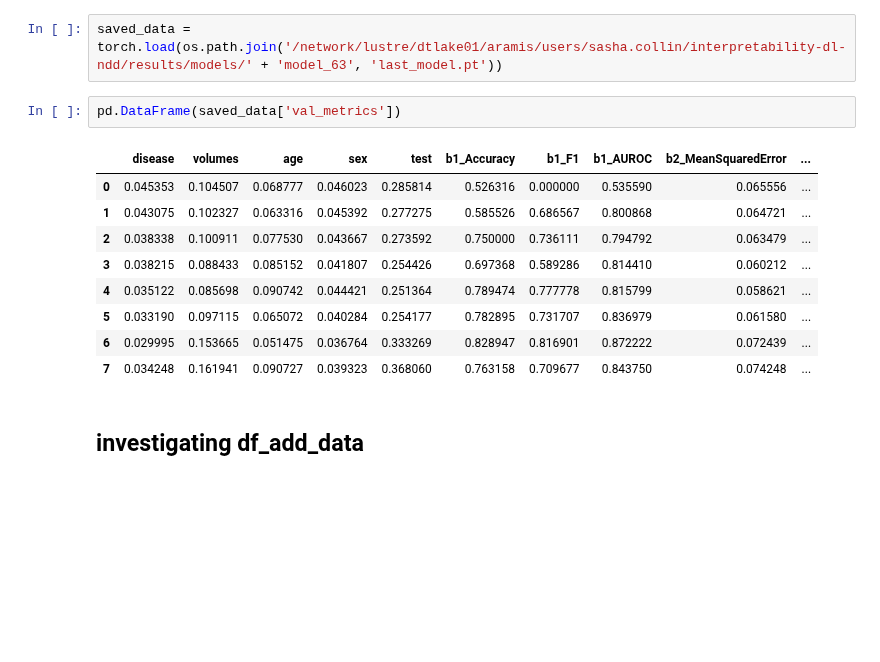
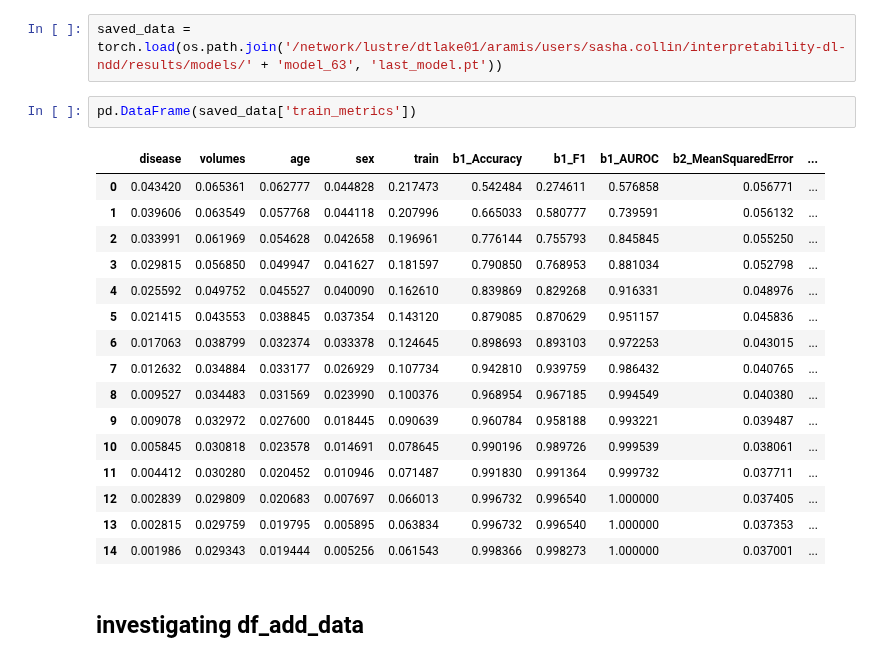
Before and after one commit to cosasha97/interpretability-dl-ndd, a Jupyter notebook: experiments.ipynb, the cells around one changed output. Cells and saved outputs as stored; diff of their text form; blank space fills up the shorter version.

```diff
--- a/experiments.ipynb
+++ b/experiments.ipynb
@@ -946,17 +971,24 @@ resu
 # %%
 saved_data = torch.load(os.path.join('/network/lustre/dtlake01/aramis/users/sasha.collin/interpretability-dl-ndd/results/models/' + 'model_63', 'last_model.pt'))
-# %%
-pd.DataFrame(saved_data['val_metrics'])
-# %% [output]
-|  | disease | volumes | age | sex | test | b1_Accuracy | b1_F1 | b1_AUROC | b2_MeanSquaredError | ... |
-| 0 | 0.045353 | 0.104507 | 0.068777 | 0.046023 | 0.285814 | 0.526316 | 0.000000 | 0.535590 | 0.065556 | ... |
-| 1 | 0.043075 | 0.102327 | 0.063316 | 0.045392 | 0.277275 | 0.585526 | 0.686567 | 0.800868 | 0.064721 | ... |
-| 2 | 0.038338 | 0.100911 | 0.077530 | 0.043667 | 0.273592 | 0.750000 | 0.736111 | 0.794792 | 0.063479 | ... |
-| 3 | 0.038215 | 0.088433 | 0.085152 | 0.041807 | 0.254426 | 0.697368 | 0.589286 | 0.814410 | 0.060212 | ... |
-| 4 | 0.035122 | 0.085698 | 0.090742 | 0.044421 | 0.251364 | 0.789474 | 0.777778 | 0.815799 | 0.058621 | ... |
-| 5 | 0.033190 | 0.097115 | 0.065072 | 0.040284 | 0.254177 | 0.782895 | 0.731707 | 0.836979 | 0.061580 | ... |
-| 6 | 0.029995 | 0.153665 | 0.051475 | 0.036764 | 0.333269 | 0.828947 | 0.816901 | 0.872222 | 0.072439 | ... |
-| 7 | 0.034248 | 0.161941 | 0.090727 | 0.039323 | 0.368060 | 0.763158 | 0.709677 | 0.843750 | 0.074248 | ... |
+# %%
+pd.DataFrame(saved_data['train_metrics'])
+# %% [output]
+|  | disease | volumes | age | sex | train | b1_Accuracy | b1_F1 | b1_AUROC | b2_MeanSquaredError | ... |
+| 0 | 0.043420 | 0.065361 | 0.062777 | 0.044828 | 0.217473 | 0.542484 | 0.274611 | 0.576858 | 0.056771 | ... |
+| 1 | 0.039606 | 0.063549 | 0.057768 | 0.044118 | 0.207996 | 0.665033 | 0.580777 | 0.739591 | 0.056132 | ... |
+| 2 | 0.033991 | 0.061969 | 0.054628 | 0.042658 | 0.196961 | 0.776144 | 0.755793 | 0.845845 | 0.055250 | ... |
+| 3 | 0.029815 | 0.056850 | 0.049947 | 0.041627 | 0.181597 | 0.790850 | 0.768953 | 0.881034 | 0.052798 | ... |
+| 4 | 0.025592 | 0.049752 | 0.045527 | 0.040090 | 0.162610 | 0.839869 | 0.829268 | 0.916331 | 0.048976 | ... |
+| 5 | 0.021415 | 0.043553 | 0.038845 | 0.037354 | 0.143120 | 0.879085 | 0.870629 | 0.951157 | 0.045836 | ... |
+| 6 | 0.017063 | 0.038799 | 0.032374 | 0.033378 | 0.124645 | 0.898693 | 0.893103 | 0.972253 | 0.043015 | ... |
+| 7 | 0.012632 | 0.034884 | 0.033177 | 0.026929 | 0.107734 | 0.942810 | 0.939759 | 0.986432 | 0.040765 | ... |
+| 8 | 0.009527 | 0.034483 | 0.031569 | 0.023990 | 0.100376 | 0.968954 | 0.967185 | 0.994549 | 0.040380 | ... |
+| 9 | 0.009078 | 0.032972 | 0.027600 | 0.018445 | 0.090639 | 0.960784 | 0.958188 | 0.993221 | 0.039487 | ... |
+| 10 | 0.005845 | 0.030818 | 0.023578 | 0.014691 | 0.078645 | 0.990196 | 0.989726 | 0.999539 | 0.038061 | ... |
+| 11 | 0.004412 | 0.030280 | 0.020452 | 0.010946 | 0.071487 | 0.991830 | 0.991364 | 0.999732 | 0.037711 | ... |
+| 12 | 0.002839 | 0.029809 | 0.020683 | 0.007697 | 0.066013 | 0.996732 | 0.996540 | 1.000000 | 0.037405 | ... |
+| 13 | 0.002815 | 0.029759 | 0.019795 | 0.005895 | 0.063834 | 0.996732 | 0.996540 | 1.000000 | 0.037353 | ... |
+| 14 | 0.001986 | 0.029343 | 0.019444 | 0.005256 | 0.061543 | 0.998366 | 0.998273 | 1.000000 | 0.037001 | ... |
 # %% [markdown]
 ## investigating df_add_data
 # %%
```
Also changed, not shown: parts of 43 cells of this notebook, 2 other files.
